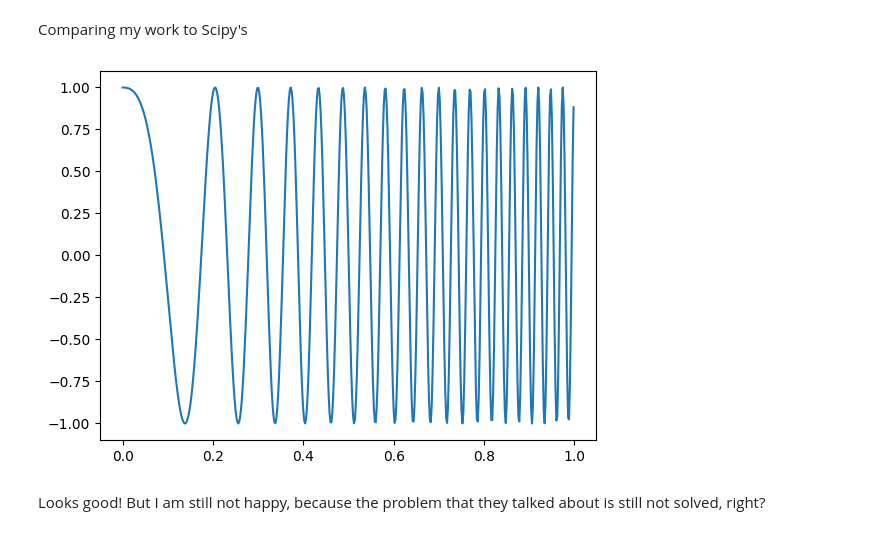
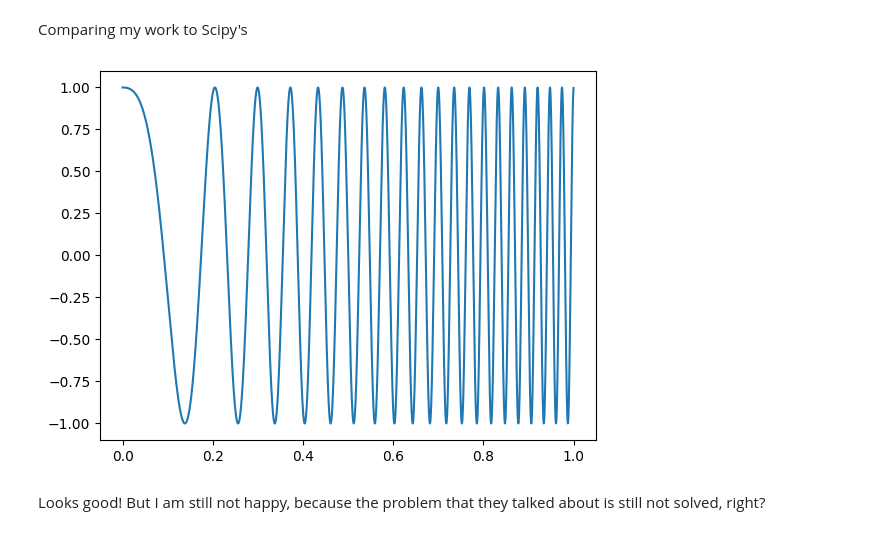
Before and after one commit to EwoutBergsma/Digital-Modulations-using-Python, a Jupyter notebook: 1 - Generating standard test signals.ipynb, the cells around one changed output. Saved outputs shown, nothing was run; the diff lists cells and outputs as text; code cells hidden in the pictures.

```diff
--- a/1 - Generating standard test signals.ipynb
+++ b/1 - Generating standard test signals.ipynb
@@ -188,21 +194,21 @@ Comparing my work to Scipy's
 # %%
 # Code from the book (I hate how the figure 1.5 does not correspond to the code directly above it)
 def chirp_demo():
  """
  Generating and plotting a chirp signal
  """
  import numpy as np
  import matplotlib.pyplot as plt
  from scipy.signal import chirp
- fs = 500 # sampling frequency in Hz
+ fs = 3000 # sampling frequency in Hz
 #  t =np.arange(start = 0, stop = 1,step = 1/fs) #total time base from 0 to 1 second
  t = np.linspace(0, 1, int(fs * 1), endpoint=False)
  g = chirp(t, f0=1, t1=0.5, f1=20, phi=0, method='linear')
  plt.plot(t,g); plt.show()
 
 chirp_demo()
 # %% [output]
-[figure, old version]
+[figure, new version]
 # %% [markdown]
 Looks good! But I am still not happy, because the problem that they talked about is still not solved, right?
 # %%
```
Also changed, not shown: parts of 2 cells of this notebook.
